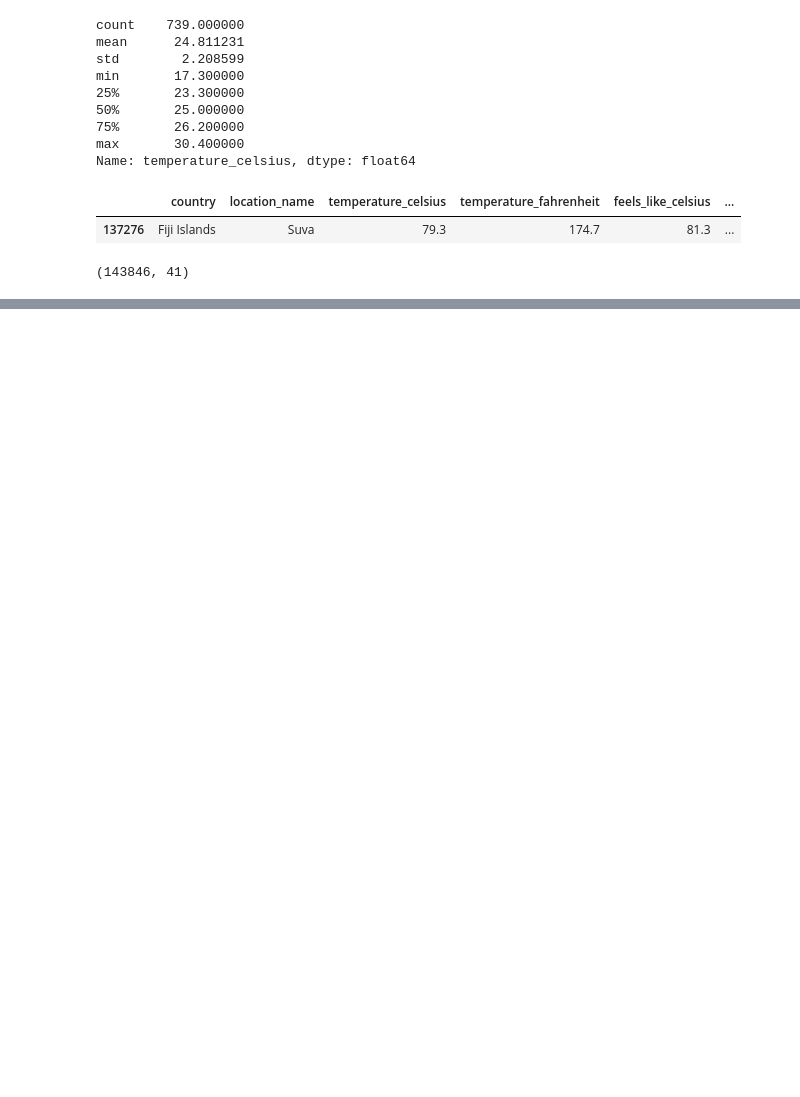
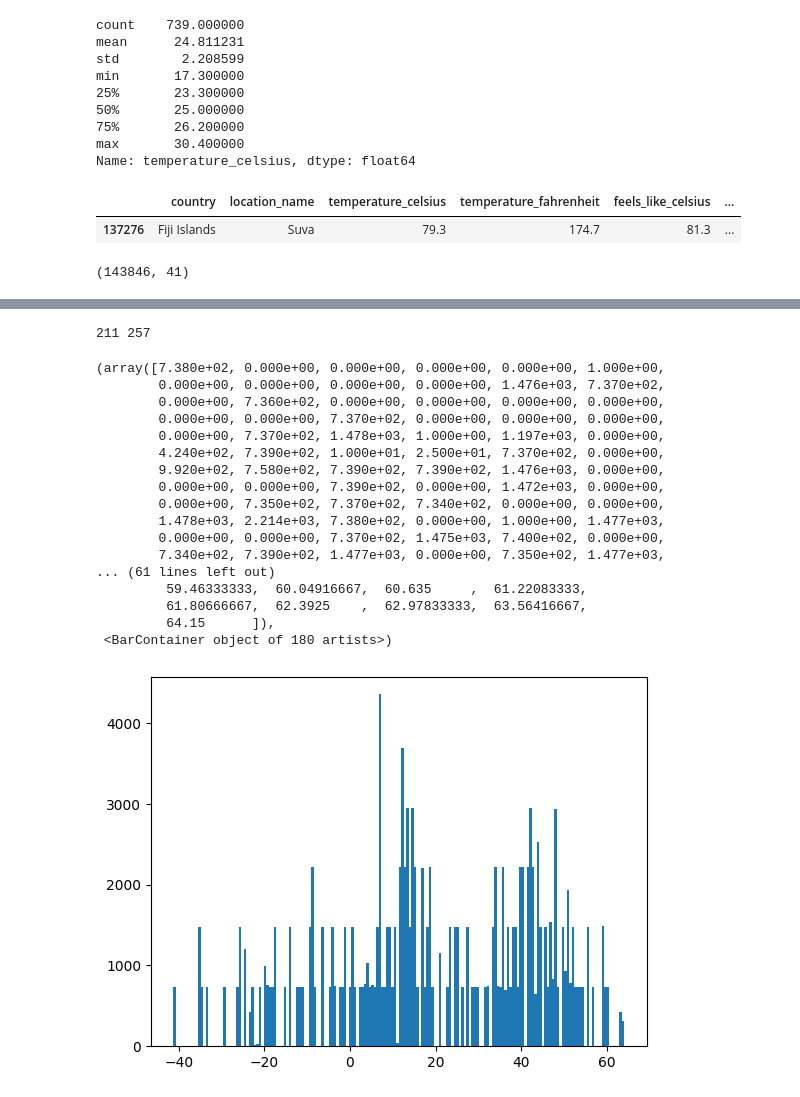
Before and after one commit to kgulbarg/Weather-Forecast-DS, a Jupyter notebook: weather_forecast.ipynb, the cells around one changed output, grey strips where cells are left out. Drawn from its saved outputs; the diff is of its cells as text; code cells hidden in the pictures; blank space fills up the shorter version.

```diff
--- a/weather_forecast.ipynb
+++ b/weather_forecast.ipynb
@@ -326,0 +379,27 @@ df.shape
+# %%
+print(len(countries), len(cities))
+# %% [output]
+211 257
+# %%
+# check normal distribution for latitude
+
+plt.hist(df['latitude'], bins=180)
+# %% [output]
+(array([7.380e+02, 0.000e+00, 0.000e+00, 0.000e+00, 0.000e+00, 1.000e+00,
+        0.000e+00, 0.000e+00, 0.000e+00, 0.000e+00, 1.476e+03, 7.370e+02,
+        0.000e+00, 7.360e+02, 0.000e+00, 0.000e+00, 0.000e+00, 0.000e+00,
+        0.000e+00, 0.000e+00, 7.370e+02, 0.000e+00, 0.000e+00, 0.000e+00,
+        0.000e+00, 7.370e+02, 1.478e+03, 1.000e+00, 1.197e+03, 0.000e+00,
+        4.240e+02, 7.390e+02, 1.000e+01, 2.500e+01, 7.370e+02, 0.000e+00,
+        9.920e+02, 7.580e+02, 7.390e+02, 7.390e+02, 1.476e+03, 0.000e+00,
+        0.000e+00, 0.000e+00, 7.390e+02, 0.000e+00, 1.472e+03, 0.000e+00,
+        0.000e+00, 7.350e+02, 7.370e+02, 7.340e+02, 0.000e+00, 0.000e+00,
+        1.478e+03, 2.214e+03, 7.380e+02, 0.000e+00, 1.000e+00, 1.477e+03,
+        0.000e+00, 0.000e+00, 7.370e+02, 1.475e+03, 7.400e+02, 0.000e+00,
+        7.340e+02, 7.390e+02, 1.477e+03, 0.000e+00, 7.350e+02, 1.477e+03,
+... (61 lines left out)
+         59.46333333,  60.04916667,  60.635     ,  61.22083333,
+         61.80666667,  62.3925    ,  62.97833333,  63.56416667,
+         64.15      ]),
+ <BarContainer object of 180 artists>)
+[figure, added]
```
Also changed, not shown: parts of 29 cells of this notebook, 2 other files.
